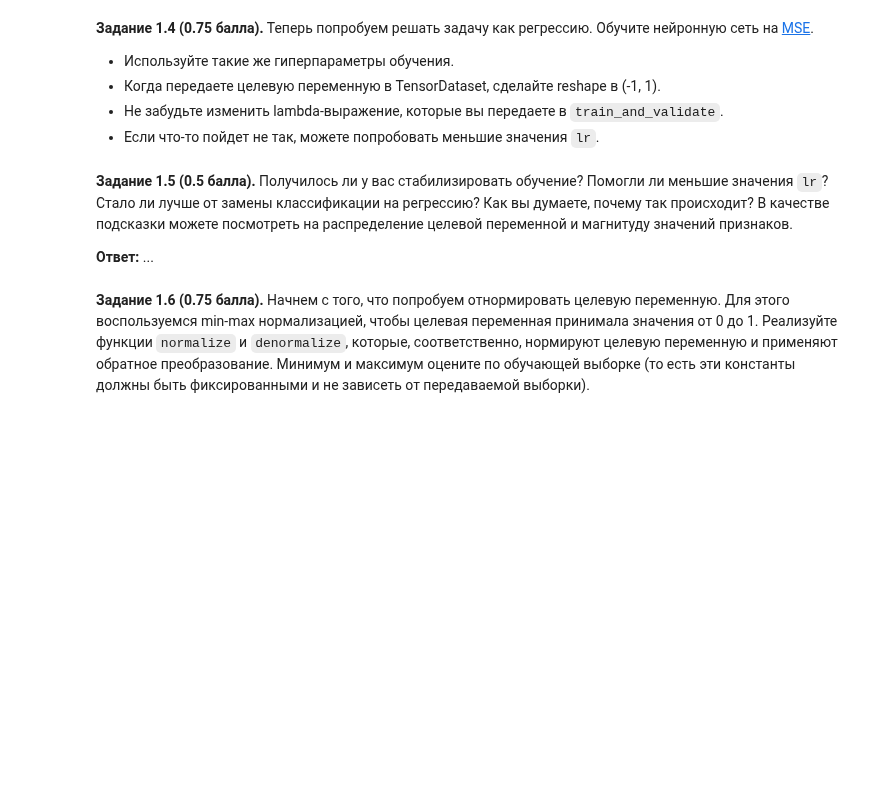
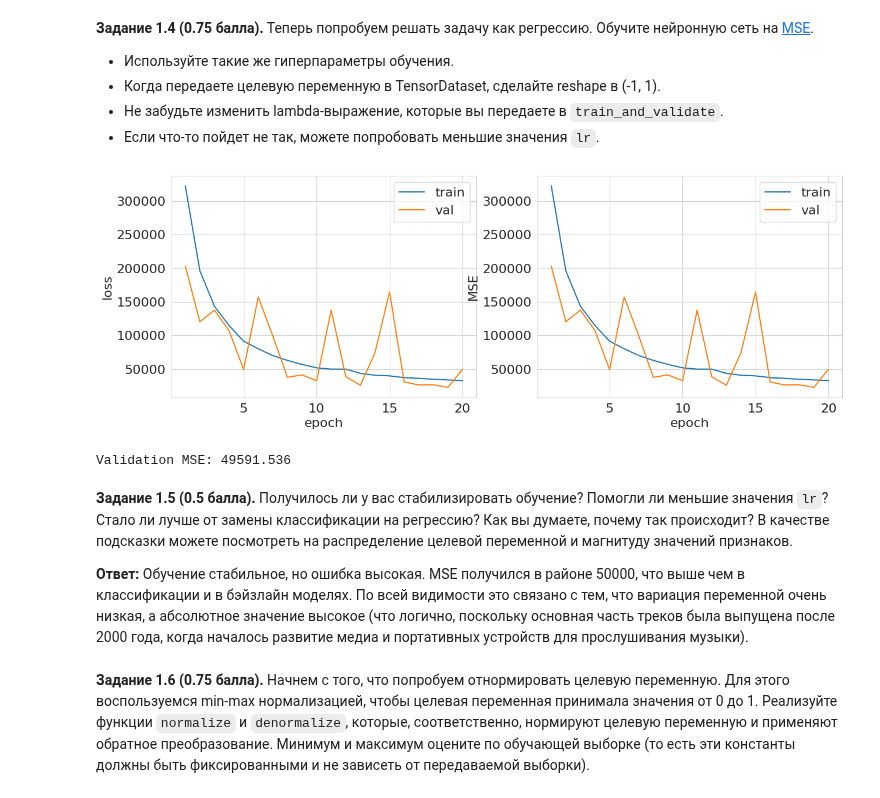
Before and after one commit to PavelMKh/HSE-AI, a Jupyter notebook: DL/HW1_Light.ipynb, the cells around one changed output. Cells and saved outputs as stored; diff of their text form; code cells hidden in the pictures; blank space fills up the shorter version.

```diff
--- a/DL/HW1_Light.ipynb
+++ b/DL/HW1_Light.ipynb
@@ -315,11 +370,51 @@ $^1$ **Логит** &mdash; выход последнего линейного
 - Не забудьте изменить lambda-выражение, которые вы передаете в `train_and_validate`.
 - Если что-то пойдет не так, можете попробовать меньшие значения `lr`.
 # %%
-# YOUR CODE HERE (－.－)...zzzZZZzzzZZZ
+class NNModelRegression(nn.Module):
+    def __init__(self):
+        super(NNModelRegression, self).__init__()
+        self.fc1 = nn.LazyLinear(128)
+        self.relu = nn.ReLU()
+        self.fc2 = nn.Linear(128, 1)
+
+    def forward(self, x):
+        x = self.fc1(x)
+        x = self.relu(x)
+        x = self.fc2(x)
+        return x
+
+nn_regr = NNModelRegression()
+
+optimizer = torch.optim.SGD(nn_regr.parameters(), lr=1e-8)
+criterion = nn.MSELoss()
+
+metric = lambda preds, targets: ((preds - targets) ** 2).mean()
+
+train_dataset = TensorDataset(torch.tensor(X_train, dtype=torch.float32),
+                              torch.tensor(y_train, dtype=torch.float32).reshape(-1, 1))
+
+val_dataset = TensorDataset(torch.tensor(X_val, dtype=torch.float32),
+                            torch.tensor(y_val, dtype=torch.float32).reshape(-1, 1))
+
+train_loader = DataLoader(train_dataset, batch_size=32, shuffle=True)
+val_loader = DataLoader(val_dataset, batch_size=32, shuffle=True)
+
+nn_metrics = train_and_validate(nn_regr,
+                                optimizer,
+                                criterion,
+                                metric,
+                                train_loader,
+                                val_loader,
+                                20,
+                                True,
+                                device='cuda')
+# %% [output]
+[figure, added]
+Validation MSE: 49591.536
 # %% [markdown]
 **Задание 1.5 (0.5 балла).** Получилось ли у вас стабилизировать обучение? Помогли ли меньшие значения `lr`? Стало ли лучше от замены классификации на регрессию? Как вы думаете, почему так происходит? В качестве подсказки можете посмотреть на распределение целевой переменной и магнитуду значений признаков.
 
-**Ответ:** ...
+**Ответ:** Обучение стабильное, но ошибка высокая. MSE получился в районе 50000, что выше чем в классификации и в бэйзлайн моделях. По всей видимости это связано с тем, что вариация переменной очень низкая, а абсолютное значение высокое (что логично, поскольку основная часть треков была выпущена после 2000 года, когда началось развитие медиа и портативных устройств для прослушивания музыки).
 # %% [markdown]
 **Задание 1.6 (0.75 балла).** Начнем с того, что попробуем отнормировать целевую переменную. Для этого воспользуемся min-max нормализацией, чтобы целевая переменная принимала значения от 0 до 1. Реализуйте функции `normalize` и `denormalize`, которые, соответственно, нормируют целевую переменную и применяют обратное преобразование. Минимум и максимум оцените по обучающей выборке (то есть эти константы должны быть фиксированными и не зависеть от передаваемой выборки).
 # %%
```
Also changed, not shown: parts of 5 cells of this notebook.
